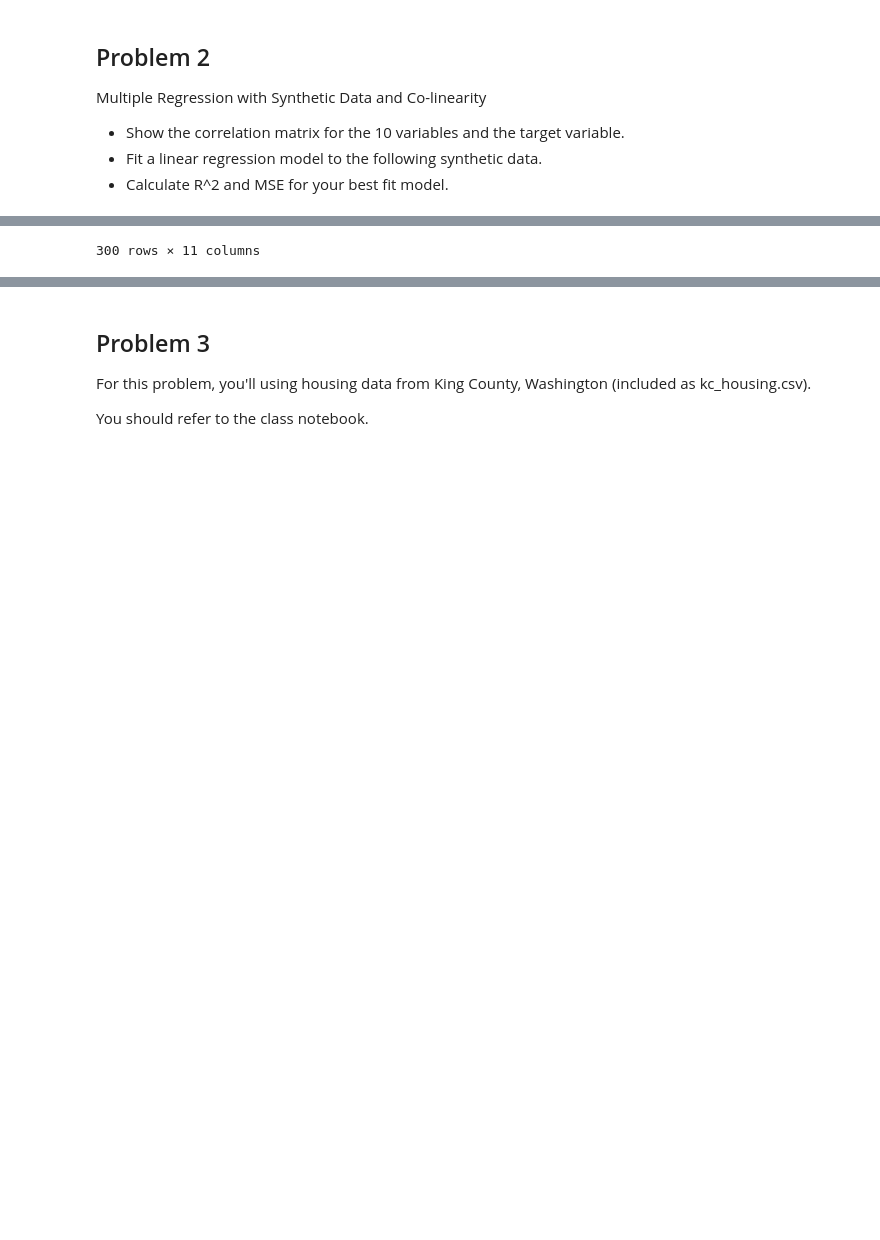
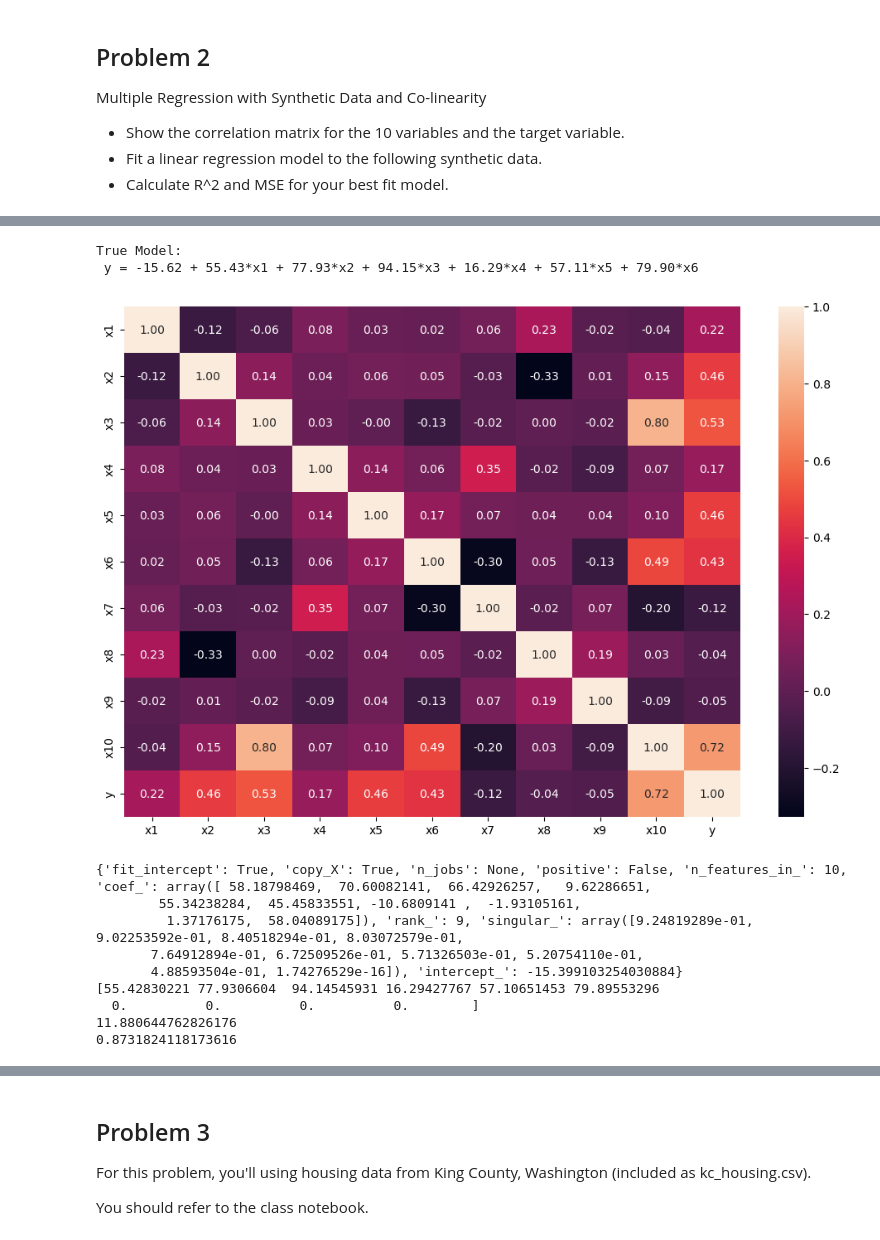
Before and after one commit to GettysburgDataScience/ps1-linear-regression-ogalinac, a Jupyter notebook: PS1.ipynb, the cells around one changed output, grey strips where cells are left out. Saved outputs shown, nothing was run; the diff lists cells and outputs as text; code cells hidden in the pictures; blank space fills up the shorter version.

```diff
--- a/PS1.ipynb
+++ b/PS1.ipynb
@@ -141,4 +145,27 @@ reg2_df = pd.DataFrame(data = X,
 reg2_df['y'] = y
 
 print_model(bias, coef, column_names, model_name = 'True Model')
+
+corr_matrix = reg2_df.corr()
+corr_matrix
+fig, ax = plt.subplots(figsize=(12,8))
+sns.heatmap(corr_matrix, annot=True, fmt='.2f')
+plt.show()
+
+X_train, X_test, y_train, y_test = train_test_split(X, y, test_size=0.2, random_state=9)
+model_1 = LinearRegression()
+model_1.fit(X_train, y_train)
+y_pred_train = model_1.predict(X_train)
+y_pred_test = model_1.predict(X_test)
+R2_train = model_1.score(X_train, y_train)
+R2_test = model_1.score(X_test, y_test)
+
+MSE_train = mean_squared_error(y_train, y_pred_train)
+MSE_test = mean_squared_error(y_test, y_pred_test)
+
+print(model_1.__dict__)
+
+print(coef)
+print(MSE_test)
+print(R2_test)
 # %% [output]
@@ -157,4 +172,15 @@ print_model(bias, coef, column_names, model_name = 'True Model')
-300 rows × 11 columns
+True Model:
+ y = -15.62 + 55.43*x1 + 77.93*x2 + 94.15*x3 + 16.29*x4 + 57.11*x5 + 79.90*x6
+[figure, added]
+{'fit_intercept': True, 'copy_X': True, 'n_jobs': None, 'positive': False, 'n_features_in_': 10, 'coef_': array([ 58.18798469,  70.60082141,  66.42926257,   9.62286651,
+        55.34238284,  45.45833551, -10.6809141 ,  -1.93105161,
+         1.37176175,  58.04089175]), 'rank_': 9, 'singular_': array([9.24819289e-01, 9.02253592e-01, 8.40518294e-01, 8.03072579e-01,
+       7.64912894e-01, 6.72509526e-01, 5.71326503e-01, 5.20754110e-01,
+       4.88593504e-01, 1.74276529e-16]), 'intercept_': -15.399103254030884}
+[55.42830221 77.9306604  94.14545931 16.29427767 57.10651453 79.89553296
+  0.          0.          0.          0.        ]
+11.880644762826176
+0.8731824118173616
 # %% [markdown]
 #### Your written answers here
 
```
Also changed, not shown: parts of 21 cells of this notebook.
